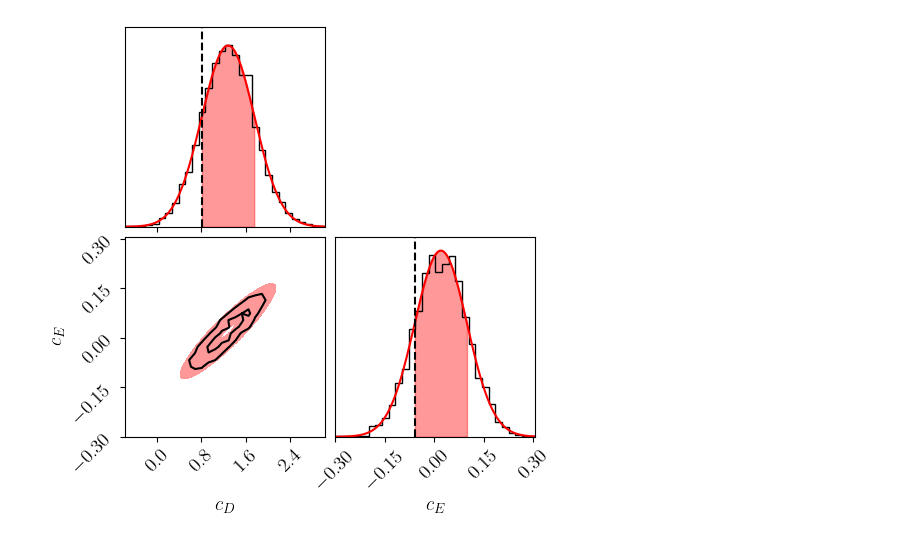
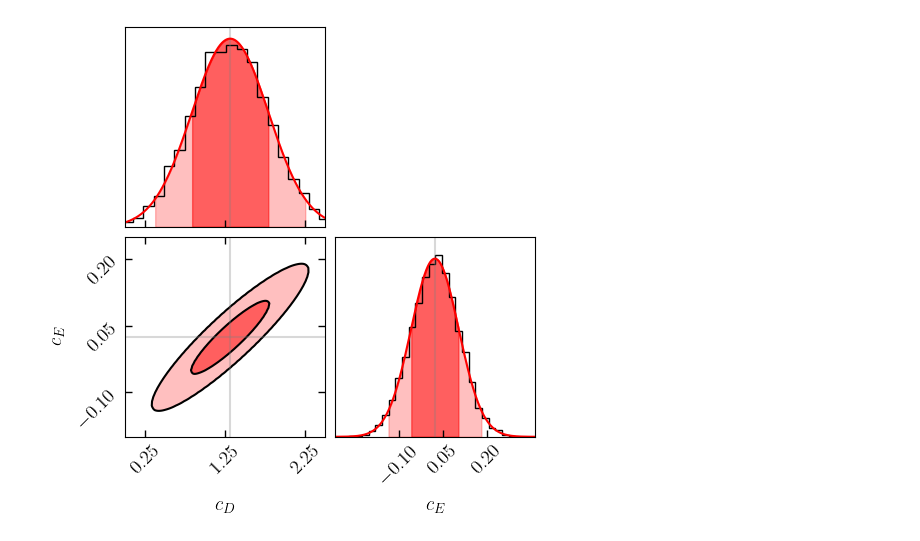
Before and after one commit to stommen/tif285-projects, a Jupyter notebook: project_1/project1_JHOS.ipynb, the cells around one changed output. Saved outputs shown, nothing was run; the diff lists cells and outputs as text; code cells hidden in the pictures.

Commit message:
continued with project 1 task 2, managed to show contours

```diff
--- a/project_1/project1_JHOS.ipynb
+++ b/project_1/project1_JHOS.ipynb
@@ -16,7 +16,8 @@ plt.rc('text', usetex = True)
 plt.rcParams['mathtext.fontset'] = 'cm'
 plt.rcParams['font.family'] = 'serif'
 plt.rcParams['text.latex.preamble'] = r'\usepackage{amsmath}'
-plt.rcParams['font.size'] = 14
+font_size = 14
+plt.rcParams['font.size'] = font_size
 
 cD_grid = np.linspace(-2.5, 2.5, 100)
 cE_grid = np.linspace(-1., 1., 100)
@@ -142,71 +143,116 @@ def log_likelihood(params, data_set):
 def log_posterior(params, data_set):
     return log_prior(params) + log_likelihood(params, data_set)
 
-cD = np.random.normal(0., 5, 50)
-cE = np.random.normal(0., 5, 50)
+cD = np.random.normal(0., 5, 30)
+cE = np.random.normal(0., 5, 30)
 
 pos = np.vstack((cD, cE))
-
 nwalkers, ndim = pos.T.shape
 
 E4He, Rp4He, _, _, E3H, _, fT3H = vfewnucleonEmulator(cD, cE)
 
 sampler = emcee.EnsembleSampler(nwalkers, ndim, log_prob_fn=log_posterior, args=[(E4He, Rp4He, E3H, fT3H)])
-burn = sampler.run_mcmc(pos.T, 100, progress=True)
+new_pos, prob, state = sampler.run_mcmc(pos.T, 100, progress=True)
 sampler.reset()
 
-run = sampler.run_mcmc(burn, 1000, progress=True)
+run = sampler.run_mcmc(new_pos, 1000, progress=True)
 # %%
-samples = sampler.get_chain(flat=True)
 
-flat_samples = sampler.get_chain(discard=100, thin=10, flat=True)
+flat_samples = sampler.get_chain(discard=100, thin=1, flat=True)
 fig = corner.corner(flat_samples, labels=[r"$c_D$", r"$c_E$"], color='k',
-                show_titles=False, bins=30, plot_contours=True, plot_datapoints=False,
-                plot_density=False, levels=[0.28, 0.68])
+                show_titles=False, bins=30, plot_contours=False, plot_datapoints=False,
+                plot_density=False)#, levels=[0.68, 0.95])
 
-locs = np.array([0., 0.])
-scales = np.cov(flat_samples.T)
 for i in range(flat_samples.shape[1]+1):
     if i < 2:
         ### Diagonal indices of the corner plot
         ax = fig.get_axes()[i * (len(flat_samples[1]) + 1)]
 
         ### Each 'poly' is a Polygon object; we can extract the vertices
         verts = ax.patches[0].get_xy()
 
         ### The x-values represent the bin edges, y-values represent the heights
         bin_left_edges = verts[:, 0]
         bin_heights = verts[:, 1]
         bin_width = np.diff(bin_left_edges)[1]
 
         ### Fit a t-distribution to the histogram data
         df, loc, scale = stats.t.fit(flat_samples[:, i])
-        locs[i] = loc
-        scales[i, i] = scale**2
+        ax.axvline(loc, color='gray', linestyle='-', alpha=0.3)
+
+        ### Eftersom df blir stor tror jag att det är bättre att använda normalfördelning ###
+
         ### Total histogram area
         area = np.sum(bin_width/2 * bin_heights)
 
         ### Generate the t-distribution PDF using the fitted parameters
         x = np.linspace(bin_left_edges.min(), bin_left_edges.max(), 1000)
         pdf_fitted = stats.t.pdf(x, df, loc=loc, scale=scale) * area
         ### Plot the t-distribution PDF over the histogram
         ax.plot(x, pdf_fitted, 'r-')
-        ax.axline((loc-scale, 0), (loc-scale, 0.5), color='k', linestyle='--')
+        ax.set_xticks([loc-scale*2, loc, loc+scale*2])
 
-        cred_region = 0.68
+        if i == 0:
+            ax.set_xticks([0.25, 1.25, 2.25])
+            ax.set_xlim(0, 2.5)
+            ax.tick_params(axis='both', direction='in', length=5, width=1, colors='black')
+        else:
+            ax.set_xticks([-0.1, 0.05, 0.2])
+            ax.tick_params(axis='both', direction='in', length=5, width=1, colors='black')
 
-        t_value_lower = stats.t.ppf(1-(1+cred_region)/2, df=df, loc=loc, scale=scale)
-        t_value_upper = stats.t.ppf((1+cred_region)/2, df=df, loc=loc, scale=scale)
+        def fill(cred_region, alpha):
+            t_value_lower = stats.t.ppf(1-(1+cred_region)/2, df=df, loc=loc, scale=scale)
+            t_value_upper = stats.t.ppf((1+cred_region)/2, df=df, loc=loc, scale=scale)
+            ax.fill_between(x, pdf_fitted, where=((x >= t_value_lower) & (x <= t_value_upper)),
+                        color='r', alpha=alpha)
 
-        ax.fill_between(x, pdf_fitted, where=((x >= t_value_lower) & (x <= t_value_upper)),
-                    color='r', alpha=0.4)
+        fill(0.95, 0.25)
+        fill(0.68, 0.5)
     else:
         contour_ax = fig.get_axes()[2]
-        mv = stats.multivariate_t(locs, scales, df=df)
+
+        mv_fit = stats.multivariate_normal.fit(flat_samples)
+        mv_means = mv_fit[0]
+        mv_cov = mv_fit[1]
+
         x, y = np.mgrid[-2.5:2.5:.01, -1:1:.01]
         pos = np.dstack((x, y))
-        contour_ax.contourf(x, y, mv.pdf(pos), colors='r', alpha=0.4, levels=[2, 10])
+
+        mv_pdf = stats.multivariate_normal(mean=mv_means, cov=mv_cov)
+        test = mv_pdf.pdf((mv_means[0], mv_means[1]))
+        test_sigma = mv_pdf.pdf((mv_means[0]-np.sqrt(mv_cov[0, 0]), mv_means[1]-np.sqrt(mv_cov[1, 1])))
+        test_2sigma = mv_pdf.pdf((mv_means[0]-2*np.sqrt(mv_cov[0, 0]), mv_means[1]-2*np.sqrt(mv_cov[1, 1])))
+
+        lines1 = contour_ax.contourf(x, y, mv_pdf.pdf(pos), levels=[test_2sigma, test], colors='r', alpha=0.25)
+        lines2 = contour_ax.contourf(x, y, mv_pdf.pdf(pos), levels=[test_sigma, test], colors='r', alpha=0.5)
+        contour_ax.contour(lines1, levels=lines1.levels[:1], colors='k')
+        contour_ax.contour(lines2, levels=lines2.levels[:1], colors='k')
+
+        contour_ax.set_xlim(0, 2.5)
+        contour_ax.set_ylim(-0.2, 0.25)
+
+        contour_ax.set_xticks([0.25, 1.25, 2.25])
+        contour_ax.set_yticks([-0.1, 0.05, 0.2])
+        contour_ax.yaxis.set_ticks_position('both')
+        contour_ax.xaxis.set_ticks_position('both')
+        contour_ax.tick_params(axis='both', direction='in', length=5, width=1, colors='black')
+
+        contour_ax.axhline(mv_means[1], color='gray', linestyle='-', alpha=0.3)
+        contour_ax.axvline(mv_means[0], color='gray', linestyle='-', alpha=0.3)
+
+# fig, axes = plt.subplots(2, figsize=(8, 6), sharex=True)
+
+# # Plot trace för cD (första parametern)
+# axes[0].plot(samples[:, :, 0], "k", alpha=0.3)
+# axes[0].set_title("Trace plot for cD")
+# axes[0].set_ylabel("cD")
+
+# # Plot trace för cE (andra parametern)
+# axes[1].plot(samples[:, :, 1], "k", alpha=0.3)
+# axes[1].set_title("Trace plot for cE")
+# axes[1].set_ylabel("cE")
+# axes[1].set_xlabel("Iteration")
 
 plt.show()
 # %% [output]
-[figure, old version]
+[figure, new version]
```
Also changed, not shown: parts of 1 cell of this notebook.
